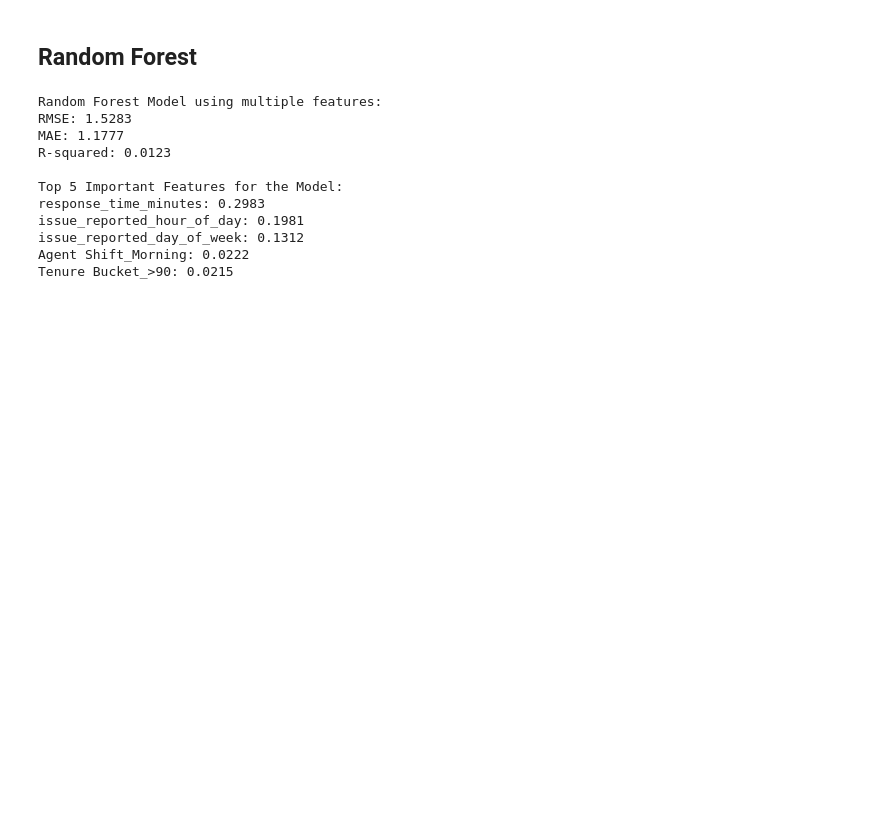
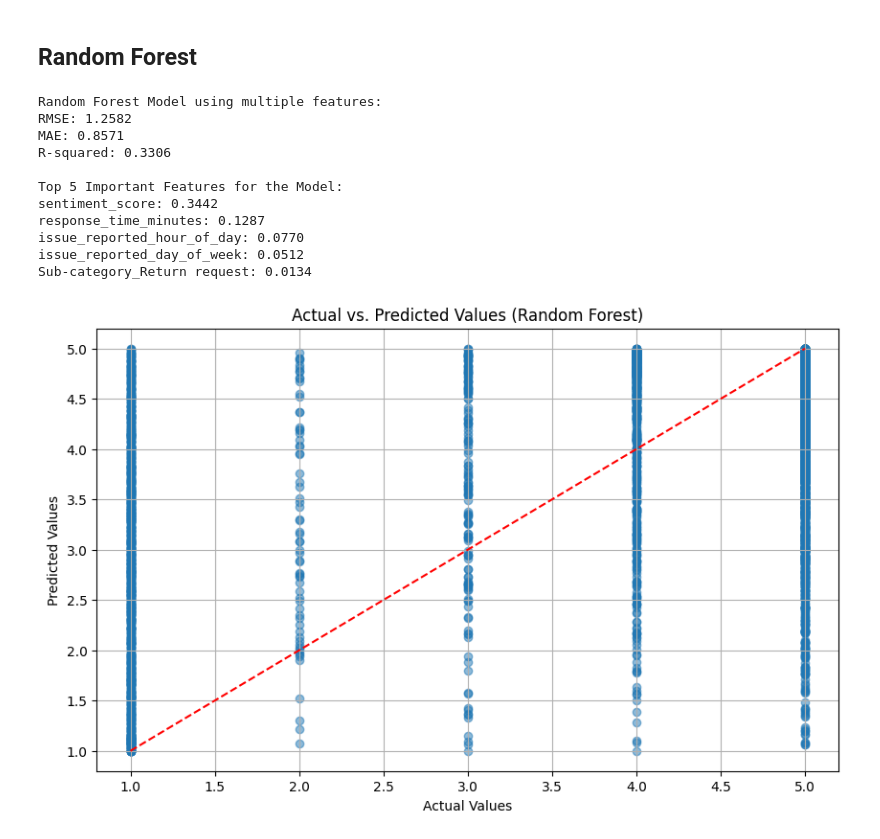
Before and after one commit to MatthewBeaulieu0/471-Project, a Jupyter notebook: random_forest.ipynb, the cells around one changed output. Cells and saved outputs as stored; diff of their text form; code cells hidden in the pictures; blank space fills up the shorter version.

```diff
--- a/random_forest.ipynb
+++ b/random_forest.ipynb
@@ -16,47 +28,58 @@ y = data['CSAT_Score']
 # %%
 # Preprocess categorical features using OneHotEncoder
 encoder = OneHotEncoder()
-encoded_features = encoder.fit_transform(data[['Agent Shift', 'Tenure Bucket', 'channel_name', 'category', 'Sub-category']])
-encoded_feature_names = encoder.get_feature_names_out(['Agent Shift', 'Tenure Bucket', 'channel_name', 'category', 'Sub-category'])
+encoded_features = encoder.fit_transform(data[['Agent Shift', 'Tenure Bucket', 'channel_name', 'category', 'Sub-category', 'Supervisor', 'Manager']])
+encoded_feature_names = encoder.get_feature_names_out(['Agent Shift', 'Tenure Bucket', 'channel_name', 'category', 'Sub-category', 'Supervisor', 'Manager'])
 
 # Combine numerical and encoded categorical features
-X_combined = pd.concat([data[['issue_reported_hour_of_day', 'response_time_minutes', 'issue_reported_day_of_week']],
-                        pd.DataFrame(encoded_features.toarray(), columns=encoded_feature_names)], axis=1)
+X_combined = pd.concat([data[['issue_reported_hour_of_day', 'response_time_minutes', 'issue_reported_day_of_week', 'sentiment_score']], pd.DataFrame(encoded_features.toarray(), columns=encoded_feature_names)], axis=1)
 
 # Split the data into training and testing sets
 X_train, X_test, y_train, y_test = train_test_split(X_combined, y, test_size=0.2, random_state=42)
 
 # Train a Random Forest Regressor on the combined features
 model_rf = RandomForestRegressor()
 model_rf.fit(X_train, y_train)
 y_pred_rf = model_rf.predict(X_test)
 rmse_rf = np.sqrt(mean_squared_error(y_test, y_pred_rf))
 mae_rf = mean_absolute_error(y_test, y_pred_rf)
 r2_rf = r2_score(y_test, y_pred_rf)
 
 # Print results for the Random Forest model using multiple features
 print("Random Forest Model using multiple features:")
 print(f'RMSE: {rmse_rf:.4f}')
 print(f'MAE: {mae_rf:.4f}')
 print(f'R-squared: {r2_rf:.4f}')
 
 # Print top 5 important features for the model
 feature_importances = model_rf.feature_importances_
 sorted_indices = np.argsort(feature_importances)[::-1]
 top_features = [X_combined.columns[i] for i in sorted_indices[:5]]
 top_importances = feature_importances[sorted_indices[:5]]
+
 print("\nTop 5 Important Features for the Model:")
 for feature, importance in zip(top_features, top_importances):
     print(f"{feature}: {importance:.4f}")
+
+# Plot actual vs. predicted values
+plt.figure(figsize=(10, 6))
+plt.scatter(y_test, y_pred_rf, alpha=0.5)
+plt.plot([min(y_test), max(y_test)], [min(y_test), max(y_test)], '--', color='red')
+plt.title('Actual vs. Predicted Values (Random Forest)')
+plt.xlabel('Actual Values')
+plt.ylabel('Predicted Values')
+plt.grid(True)
+plt.show()
 # %% [output]
 Random Forest Model using multiple features:
-RMSE: 1.5283
-MAE: 1.1777
-R-squared: 0.0123
+RMSE: 1.2582
+MAE: 0.8571
+R-squared: 0.3306
 
 Top 5 Important Features for the Model:
-response_time_minutes: 0.2983
-issue_reported_hour_of_day: 0.1981
-issue_reported_day_of_week: 0.1312
-Agent Shift_Morning: 0.0222
-Tenure Bucket_>90: 0.0215
+sentiment_score: 0.3442
+response_time_minutes: 0.1287
+issue_reported_hour_of_day: 0.0770
+issue_reported_day_of_week: 0.0512
+Sub-category_Return request: 0.0134
+[figure, added]
```
Also changed, not shown: parts of 3 cells of this notebook.
